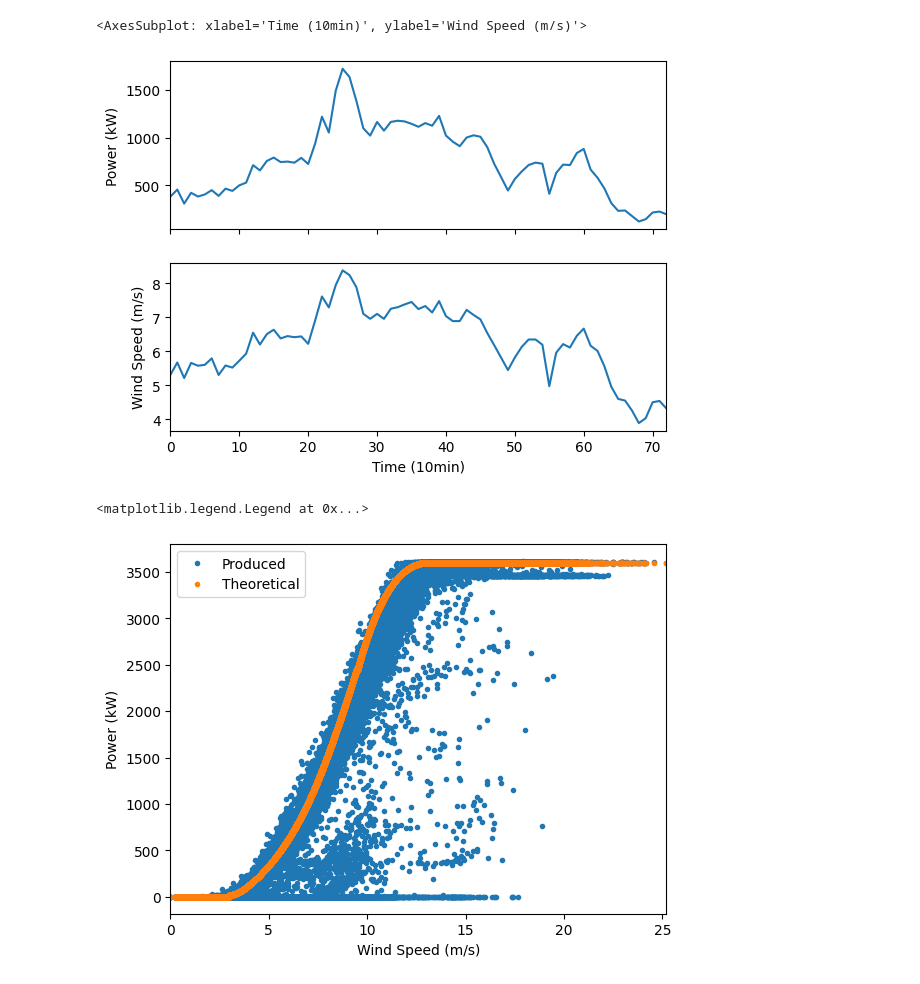
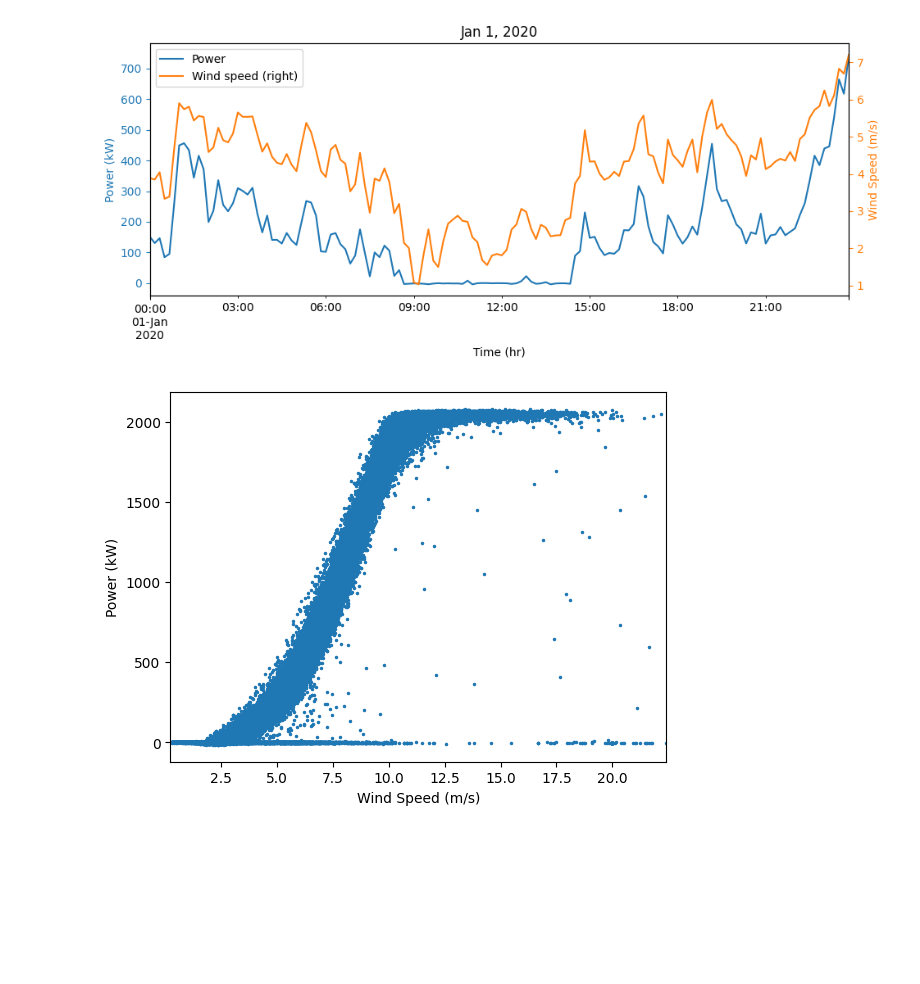
Before and after one commit to camirmas/REStats, a Jupyter notebook: REStats/REStats.ipynb, the cells around one changed output. Cells and saved outputs as stored; diff of their text form; code cells hidden in the pictures; blank space fills up the shorter version.

```diff
--- a/REStats/REStats.ipynb
+++ b/REStats/REStats.ipynb
@@ -4,0 +11,2 @@ from albatross.analysis import plot_windrose, boxplot
+# %%
+cmap = mpl.colormaps['tab10']
@@ -28,0 +54,14 @@ Index(['Date/Time', 'LV ActivePower (kW)', 'Wind Speed (m/s)',
+# %%
+wt = wt_raw.loc[:, ["# Date and time", "Power (kW)", "Wind direction (°)", "Wind speed (m/s)"]]
+wt = wt.rename(columns={"# Date and time": "Date", "Power (kW)": "Power", "Wind direction (°)": "Wind direction", "Wind speed (m/s)": "Wind speed"})
+wt["Date"] = pd.to_datetime(wt["Date"].astype("datetime64"))
+wt = wt.set_index("Date")
+wt = wt.asfreq("10min")
+
+wt["Power"].bfill(inplace=True)
+wt["Wind direction"].bfill(inplace=True)
+wt["Wind speed"].bfill(inplace=True)
+# wt["Power"] = wt["Power"].transform(lambda p: max(p, 0))
+wt = wt.sort_index()
+
+wt.head()
@@ -45,33 +122,30 @@ ax.grid(True)
 # %%
-wt_2hr = wt.loc[:6*12, :]
+# wt_h = wt.resample(rule='H', closed='left', label ='right').mean()
 
-ax1 = plt.subplot(211)
-time = wt_2hr.loc[:, "Date/Time"]
+wt_1day = wt.loc[(wt.index >= "2020-01-01") & (wt.index < "2020-01-02")]
 
-ax1.plot(wt_2hr.index, wt_2hr.loc[:, "LV ActivePower (kW)"])
-ax1.tick_params('x', labelbottom=False)
+# time_1d = (wt_1day.index - wt_1day.index[0]).total_seconds() / 60
+
+fig, ax1 = plt.subplots(figsize=(11, 4))
+
+wt_1day[["Power", "Wind speed"]].plot(secondary_y="Wind speed", ax=ax1)
+
+ax1.set_title("Jan 1, 2020")
 ax1.set_ylabel("Power (kW)")
 ax1.set_xmargin(0)
-
-
-ax2 = plt.subplot(212, sharex=ax1)
-ax2.plot(wt_2hr.index, wt_2hr.loc[:, "Wind Speed (m/s)"])
-ax2.set_xlabel("Time (10min)")
-ax2.set_ylabel("Wind Speed (m/s)")
-ax2.set_xmargin(0)
-
-ax2
+ax1.set_xlabel("Time (hr)")
+ax1.tick_params(axis='y', colors=cmap.colors[0])
+ax1.yaxis.label.set_color(cmap.colors[0])
+ax1.right_ax.set_ylabel("Wind Speed (m/s)")
+ax1.right_ax.yaxis.label.set_color(cmap.colors[1])
+ax1.right_ax.tick_params(axis='y', colors=cmap.colors[1])
 # %% [output]
-<AxesSubplot: xlabel='Time (10min)', ylabel='Wind Speed (m/s)'>
-[figure, old version]
+[figure, new version]
 # %%
 ax = plt.subplot()
-ax.plot(speed, active_power, "o", markersize=3, label="Produced")
-ax.plot(speed, theoretical_power, "o", markersize=3, label="Theoretical")
+ax.plot(speed, active_power, "o", markersize=1.5)
 ax.set_xlabel("Wind Speed (m/s)")
 ax.set_ylabel("Power (kW)")
 ax.set_xmargin(0)
-ax.legend()
 # %% [output]
-<matplotlib.legend.Legend at 0x...>
-[figure, old version]
+[figure, new version]
```
Also changed, not shown: parts of 27 cells of this notebook, 1 other file.
